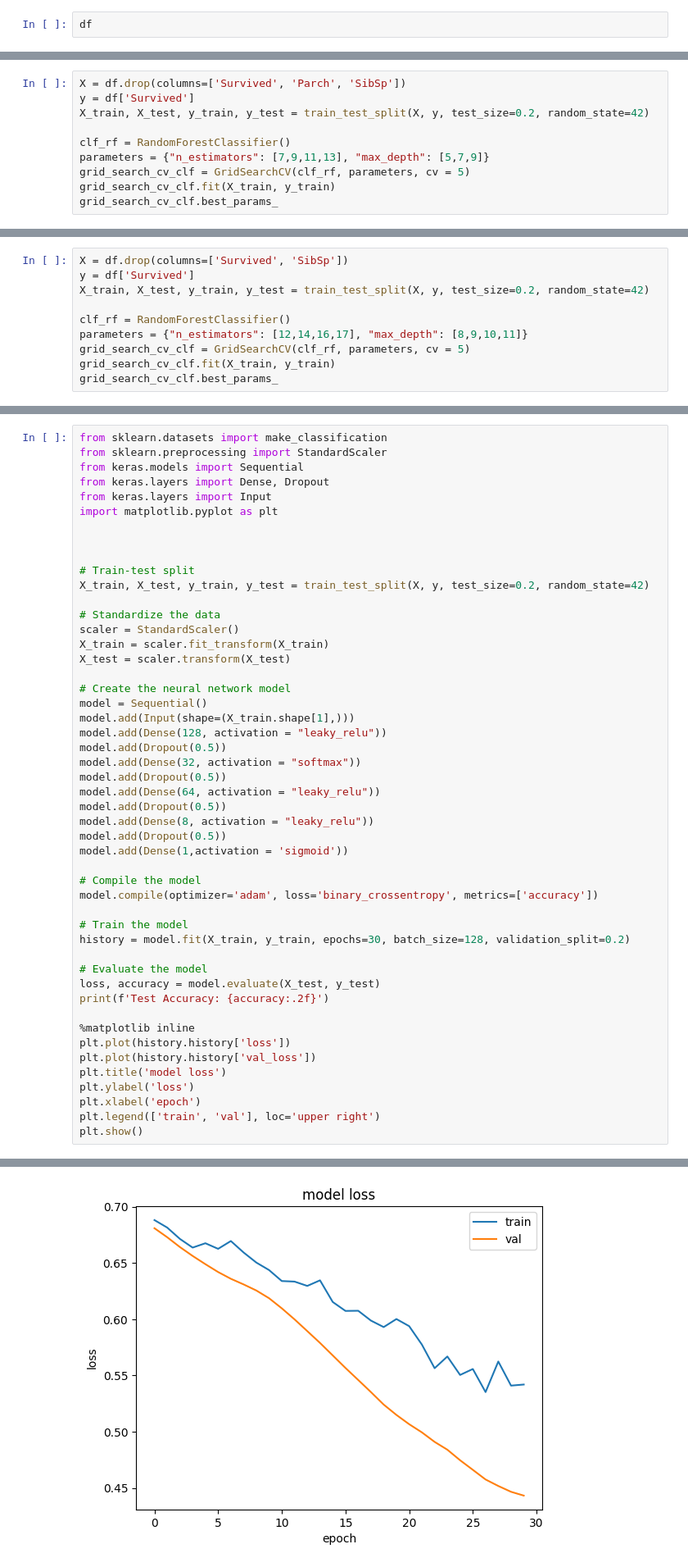
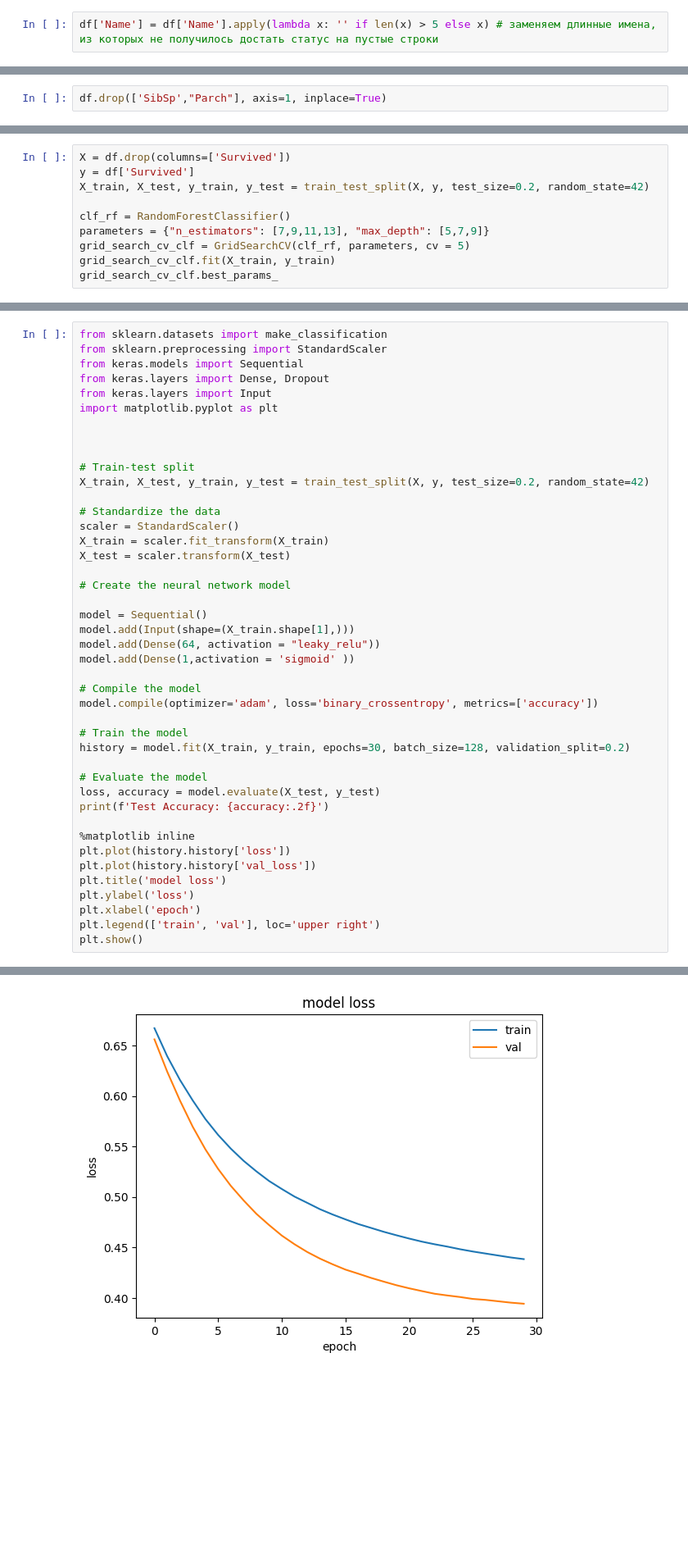
Before and after one commit to Goluboy/Titanic, a Jupyter notebook: shvarev-titanic.ipynb, the cells around one changed output, grey strips where cells are left out. Shown: that part at 82% size. Cells and saved outputs as stored; diff of their text form; blank space fills up the shorter version.

```diff
--- a/shvarev-titanic.ipynb
+++ b/shvarev-titanic.ipynb
@@ -99,2 +97,2 @@ df['Name'] = df['Name'].map(lambda x: re.sub(r".*(M[A-z]*\.).*", r"\1", x))
 # %%
-df
+df['Name'] = df['Name'].apply(lambda x: '' if len(x) > 5 else x) # заменяем длинные имена, из которых не получилось достать статус на пустые строки
@@ -245,3 +247,5 @@ X_train, X_test, y_train, y_test = train_test_split(X, y, test_size=0.2, random_
+# %%
+df.drop(['SibSp',"Parch"], axis=1, inplace=True)
 # %% [markdown]
 # Разбиваем df на тест и тренировку
 # %%
@@ -329,5 +329,5 @@ grid_search_cv_clf.best_estimator_.score(X_test, y_test)
 # %%
-X = df.drop(columns=['Survived', 'Parch', 'SibSp'])
+X = df.drop(columns=['Survived'])
 y = df['Survived']
 X_train, X_test, y_train, y_test = train_test_split(X, y, test_size=0.2, random_state=42)
 
@@ -345,10 +344,0 @@ grid_search_cv_clf.best_estimator_.score(X_test, y_test)
-# %%
-X = df.drop(columns=['Survived', 'SibSp'])
-y = df['Survived']
-X_train, X_test, y_train, y_test = train_test_split(X, y, test_size=0.2, random_state=42)
-
-clf_rf = RandomForestClassifier()
-parameters = {"n_estimators": [12,14,16,17], "max_depth": [8,9,10,11]}
-grid_search_cv_clf = GridSearchCV(clf_rf, parameters, cv = 5)
-grid_search_cv_clf.fit(X_train, y_train)
-grid_search_cv_clf.best_params_
@@ -403,17 +372,11 @@ X_train = scaler.fit_transform(X_train)
 X_test = scaler.transform(X_test)
 
 # Create the neural network model
+
 model = Sequential()
 model.add(Input(shape=(X_train.shape[1],)))
-model.add(Dense(128, activation = "leaky_relu"))
-model.add(Dropout(0.5))
-model.add(Dense(32, activation = "softmax"))
-model.add(Dropout(0.5))
 model.add(Dense(64, activation = "leaky_relu"))
-model.add(Dropout(0.5))
-model.add(Dense(8, activation = "leaky_relu"))
-model.add(Dropout(0.5))
-model.add(Dense(1,activation = 'sigmoid'))
+model.add(Dense(1,activation = 'sigmoid' ))
 
 # Compile the model
 model.compile(optimizer='adam', loss='binary_crossentropy', metrics=['accuracy'])
@@ -454,4 +417,4 @@ Test Accuracy: 0.80
-[figure, old version]
+[figure, new version]
 # %% [markdown]
 # Несколько моделей сохранены в конце, дальше разбирается лучшая из полученных
 # %%
```
Also changed, not shown: parts of 40 cells of this notebook, 1 other file.
